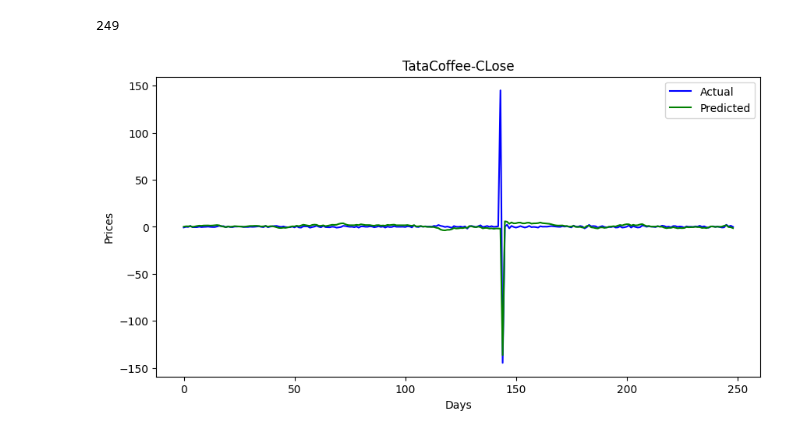
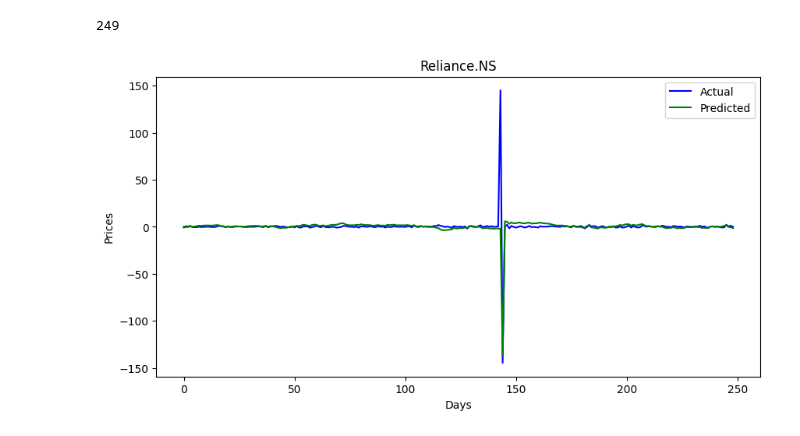
Before and after one commit to Umadevi95/Timeseries-Analysis.., a Jupyter notebook: TSA_with_ARMA.ipynb, the cells around one changed output. Saved outputs shown, nothing was run; the diff lists cells and outputs as text; code cells hidden in the pictures.

```diff
--- a/TSA_with_ARMA.ipynb
+++ b/TSA_with_ARMA.ipynb
@@ -370,10 +370,9 @@ predicted_stock_price_test_ori=Ms.inverse_transform(pTestNormTable)
 predicted_stock_price_test_oriP=conversionSingle(predicted_stock_price_test_ori,["Close"])
 # %%
 from stockFunctions import graph
-graph(actual_stock_price_test_oriA,predicted_stock_price_test_oriP,"Actual","Predicted","Reliance.NS
-","Days","Prices")
+graph(actual_stock_price_test_oriA,predicted_stock_price_test_oriP,"Actual","Predicted","Reliance.NS","Days","Prices")
 # %% [output]
-[figure, old version]
+[figure, new version]
 # %%
 from stockFunctions import rmsemape
 rmsemape(actual_stock_price_test_oriA,predicted_stock_price_test_oriP)
```
Also changed, not shown: parts of 9 cells of this notebook.
